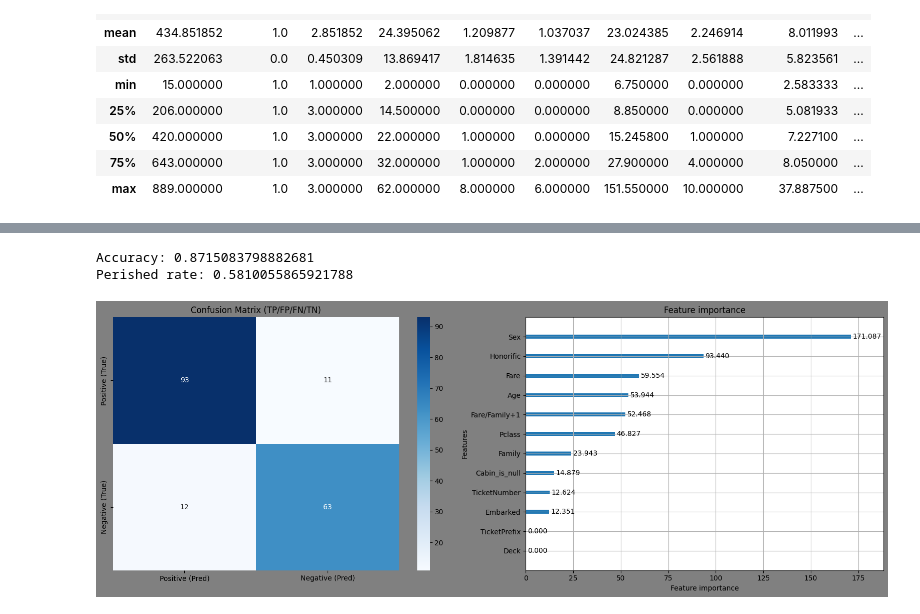
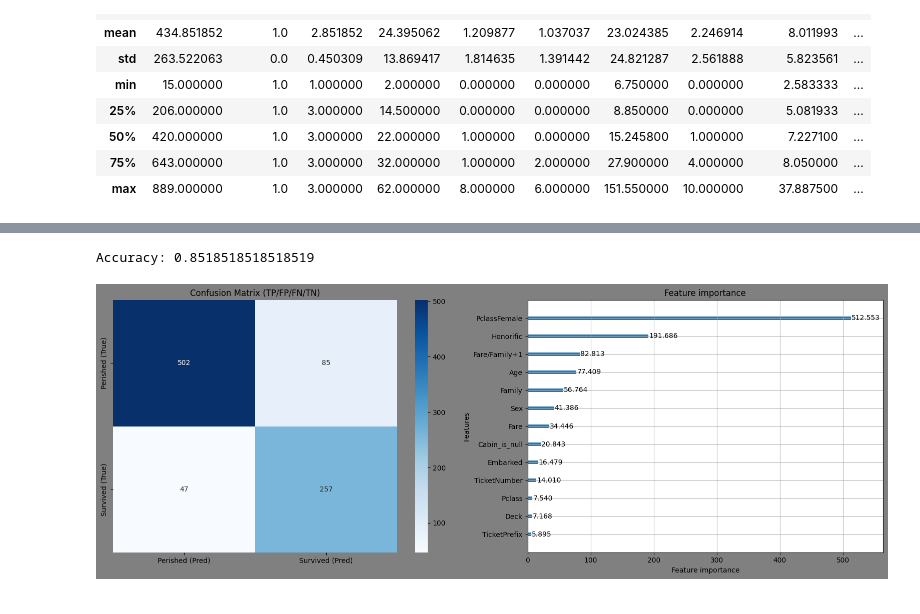
Before and after one commit to saka2ki/GCI, a Jupyter notebook: titanic/notebook/lightgbm.ipynb, the cells around one changed output, grey strips where cells are left out. Drawn from its saved outputs; the diff is of its cells as text; code cells hidden in the pictures.

Commit message:
edit optuna with KFold

```diff
--- a/titanic/notebook/lightgbm.ipynb
+++ b/titanic/notebook/lightgbm.ipynb
@@ -278,7 +278,7 @@ import numpy as np
 import pandas as pd
 
 numerical = ['Pclass', 'Age', 'Family', 'Fare', 'Fare/Family+1', 'TicketNumber']
-categorical = ['Sex', 'Embarked', 'Cabin_is_null', 'Honorific', 'Deck', 'TicketPrefix']#,  'PclassFemale']#, 'PclassMale', 'PclassSex']
+categorical = ['Sex', 'Embarked', 'Cabin_is_null', 'Honorific', 'Deck', 'TicketPrefix',  'PclassFemale']#, 'PclassMale', 'PclassSex']
 
 def preprocess(path):
     df = pd.read_csv(path)
@@ -412,15 +451,4 @@ Best trial:
-# %%
-import lightgbm as lgb
-import optuna
-from sklearn.model_selection import train_test_split
-
-X = df_train[numerical+categorical]
-y = df_train['Perished']
-X_train, X_valid, y_train, y_valid = train_test_split(X, y, test_size=0.2, random_state=42)
-ds_train = lgb.Dataset(X_train, label=y_train, categorical_feature=categorical)
-ds_valid = lgb.Dataset(X_valid, label=y_valid, categorical_feature=categorical)
 # %%
-from sklearn.metrics import accuracy_score, confusion_matrix
 import matplotlib.pyplot as plt
 import seaborn as sns
 
@@ -431,49 +459,41 @@ params = {
     'boosting_type': 'gbdt',
     'max_depth': 5,          # 深すぎると過学習しやすいので浅めに
     'num_leaves': 15,        # max_depthに合わせて小さめに
     'learning_rate': 0.05,   # 遅めの学習率で安定化
     'feature_fraction': 0.8, # 80%の特徴量で学習し、多様性を出す
     'bagging_fraction': 0.8, # 80%のデータサンプルで学習
     'bagging_freq': 5,       # 5イテレーションごとにサンプリング
     'lambda_l1': 0.1,        # 少しL1正則化を入れる
     'lambda_l2': 0.1,        # 少しL2正則化も入れる
     'min_data_in_leaf': 20,  # 葉に入る最小データ数を確保
     'early_stopping_rounds': 30,
     'num_iterations': 1000
     'verbose': -1
 }"""
 
-model = lgb.train(
-    study.best_trial.params,
-    ds_train,
-    valid_sets=[ds_train, ds_valid]
-)
-y_pred_prob = model.predict(X_valid)
-y_pred = (y_pred_prob > 0.50).astype(int)
+ds = lgb.Dataset(X, label=y)
+model = lgb.train(study.best_trial.params, ds)
+print("Accuracy:", accuracy_score(objective.best_y_valid, objective.best_y_pred))
 
-print("Accuracy:", accuracy_score(y_valid, y_pred))
-print(f'Perished rate: {np.count_nonzero(y_pred==1)/len(y_pred)}')
-
-tn, fp, fn, tp = confusion_matrix(y_valid, y_pred).ravel()
+tn, fp, fn, tp = confusion_matrix(objective.best_y_valid, objective.best_y_pred).ravel()
 
 df_conf = pd.DataFrame(
     [[tp, fp],
      [fn, tn]],
-    index=["Positive (True)", "Negative (True)"],
-    columns=["Positive (Pred)", "Negative (Pred)"]
+    index=["Perished (True)", "Survived (True)"],
+    columns=["Perished (Pred)", "Survived (Pred)"]
 )
 
 f, ax = plt.subplots(1, 2, figsize=(16, 6), facecolor='gray')
 sns.heatmap(df_conf, annot=True, fmt='d', cmap='Blues', ax=ax[0])
 ax[0].set_title("Confusion Matrix (TP/FP/FN/TN)")
 
 lgb.plot_importance(model, importance_type='gain', ignore_zero=False, ax=ax[1])
 plt.tight_layout()
 plt.show()
 # %% [output]
-Accuracy: 0.8715083798882681
-Perished rate: 0.5810055865921788
+Accuracy: 0.8518518518518519
-[figure, old version]
+[figure, new version]
 # %%
 pred_prob = model.predict(df_test[numerical+categorical])
 pred = (pred_prob > 0.5).astype(int)
```
Also changed, not shown: parts of 5 cells of this notebook.
